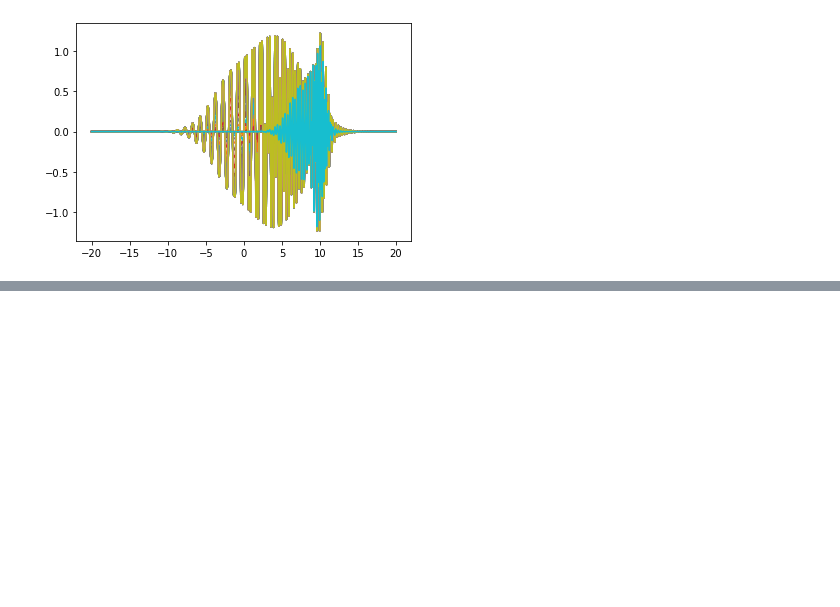
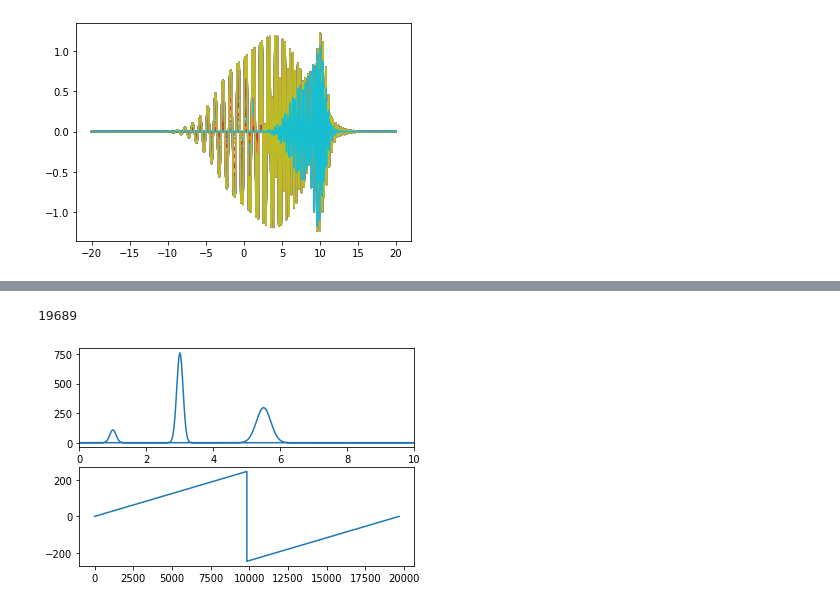
Before and after one commit to AnnyshkaF/High-Performance-Lab, a Jupyter notebook: task_4.ipynb, the cells around one changed output, grey strips where cells are left out. Cells and saved outputs as stored; diff of their text form; code cells hidden in the pictures; blank space fills up the shorter version.

```diff
--- a/task_4.ipynb
+++ b/task_4.ipynb
@@ -92,0 +98,12 @@ Text(0, 0.5, 'Frequency')
+# %%
+#a = get_specgram(1000)
+#print(a.shape)
+subplot(211)
+plot(w, abs(sp))
+xlim(0, 10)
+subplot(212)
+plot(w)
+len(w)
+# %% [output]
+19689
+[figure, added]
```
Also changed, not shown: parts of 4 cells of this notebook.
